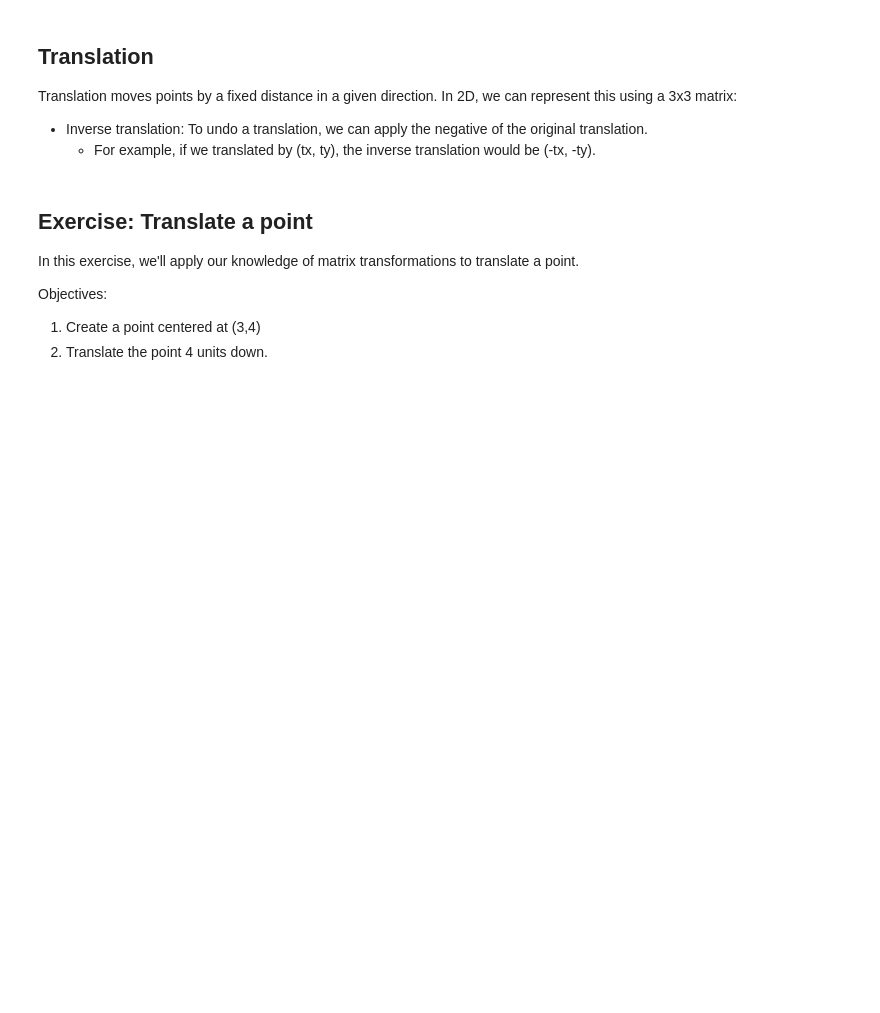
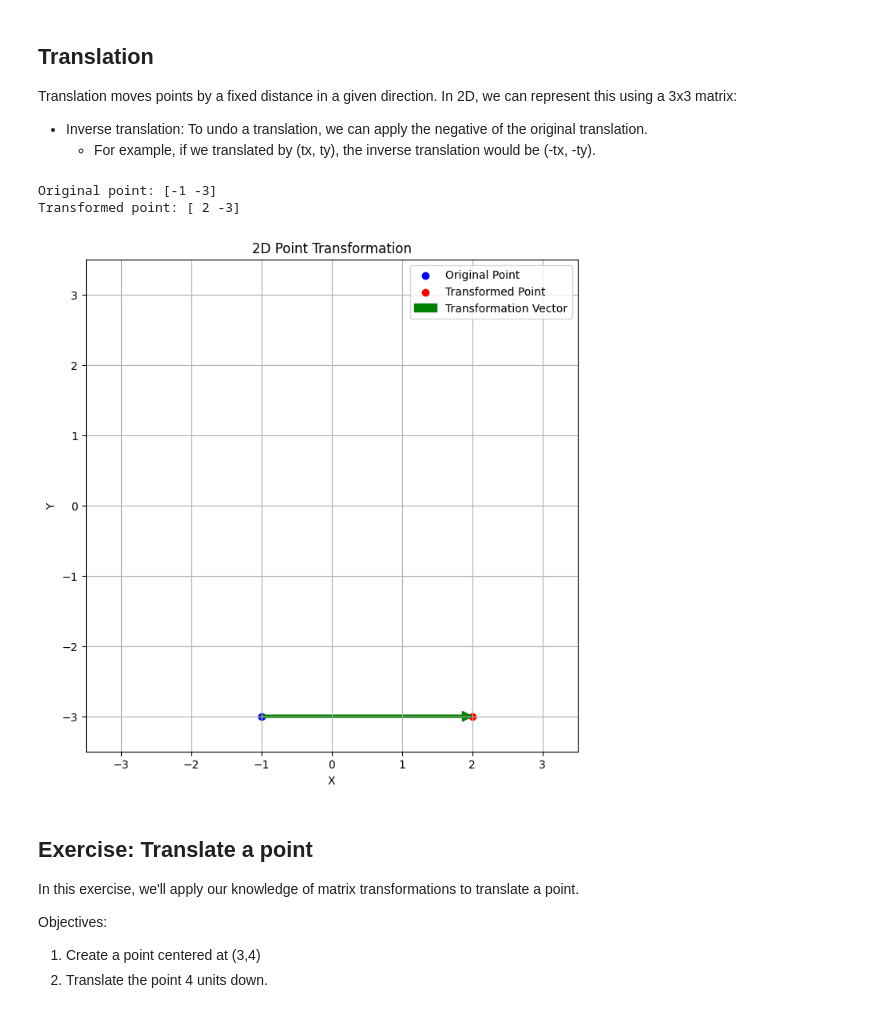
Before and after one commit to uf-bme/bme3053c, a Jupyter notebook: lessons/06_Matrix_Transformations.ipynb, the cells around one changed output. Saved outputs shown, nothing was run; the diff lists cells and outputs as text; code cells hidden in the pictures; blank space fills up the shorter version.

```diff
--- a/lessons/06_Matrix_Transformations.ipynb
+++ b/lessons/06_Matrix_Transformations.ipynb
@@ -97,7 +115,7 @@ print(A.T)
   * Inverse translation: To undo a translation, we can apply the negative of the original translation.
     * For example, if we translated by (tx, ty), the inverse translation would be (-tx, -ty).
 # %%
-def translate_2d(tx, ty):
+def translate(tx, ty):
     return np.array([
         [1, 0, tx],
         [0, 1, ty],
@@ -107,7 +125,7 @@ def translate_2d(tx, ty):
 
 # Example: Translate a point (1, 2) by (3, 4)
 point = np.array([-1,-3])
-translation = translate_2d(3,0)
+translation = translate(3,0)
 # Convert point to homogeneous coordinates
 homogeneous_point = np.append(point, 1)
 
@@ -122,33 +140,37 @@ def visualize_transformation(point, new_point):
     ax.scatter(new_point[0], new_point[1], color='red', label='Transformed Point')
 
     # Calculate plot limits
     max_range = np.max(np.abs([*point,*new_point]))+0.5
     ax.set_xlim(-max_range, max_range)
     ax.set_ylim(-max_range, max_range)
 
     plot_width = max_range*2
     plot_height = max_range*2
     # Calculate arrow properties proportional to plot size
     arrow_width = 0.005 * plot_width  # Increased arrow width
     head_width = 0.02 * plot_width     # Increased head width
     head_length = 0.02 * plot_height    # Increased head length
 
     ax.arrow(point[0], point[1], new_point[0]-point[0], new_point[1]-point[1],
              color='green', width=arrow_width, head_width=head_width, head_length=head_length,
              length_includes_head=True, label='Transformation Vector')
 
     ax.set_xlabel('X')
     ax.set_ylabel('Y')
     ax.set_title('2D Point Transformation')
     ax.legend()
     ax.grid(True)
     ax.set_aspect('equal')
     plt.show()
 
 
 
 # Call the function with the original and translated points
 visualize_transformation(point, new_point)
+# %% [output]
+Original point: [-1 -3]
+Transformed point: [ 2 -3]
+[figure, added]
 # %% [markdown]
 ## Exercise: Translate a point
 In this exercise, we'll apply our knowledge of matrix transformations to translate a point.
```
Also changed, not shown: parts of 23 cells of this notebook.
